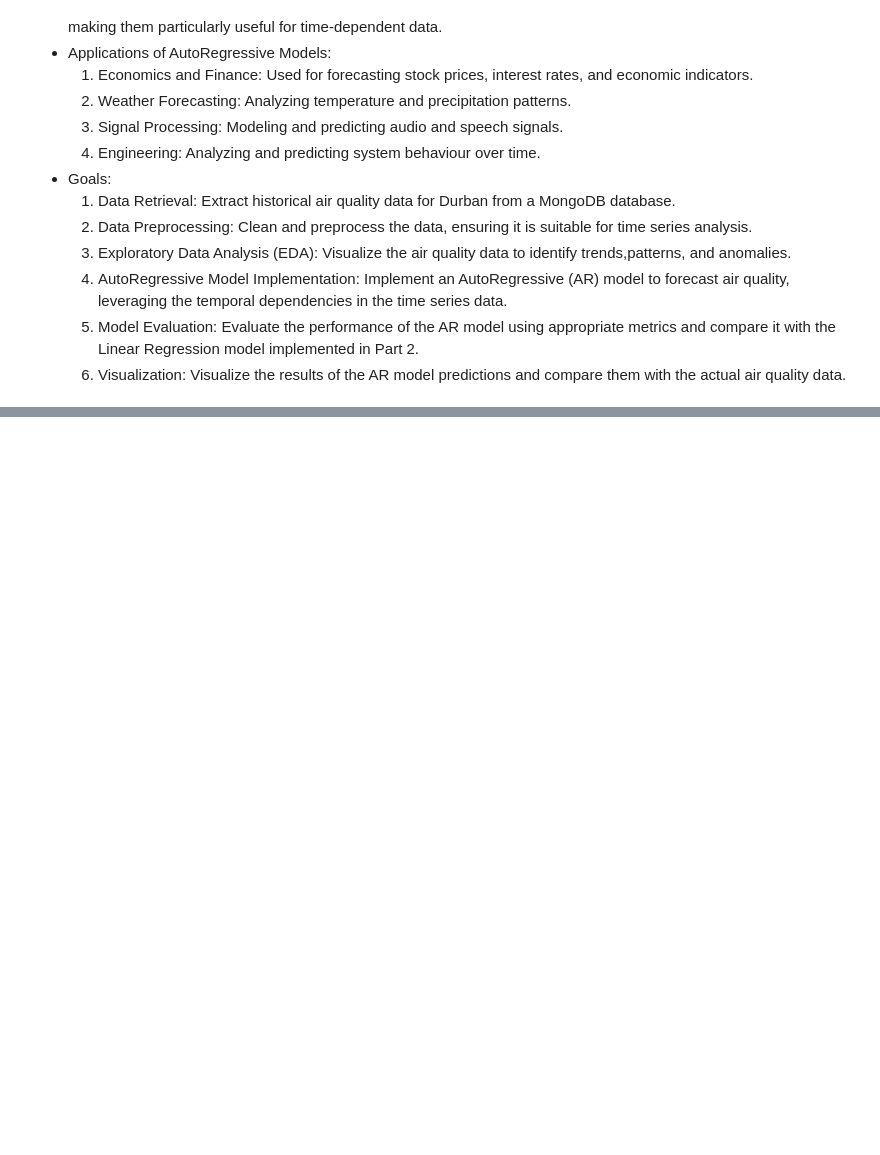
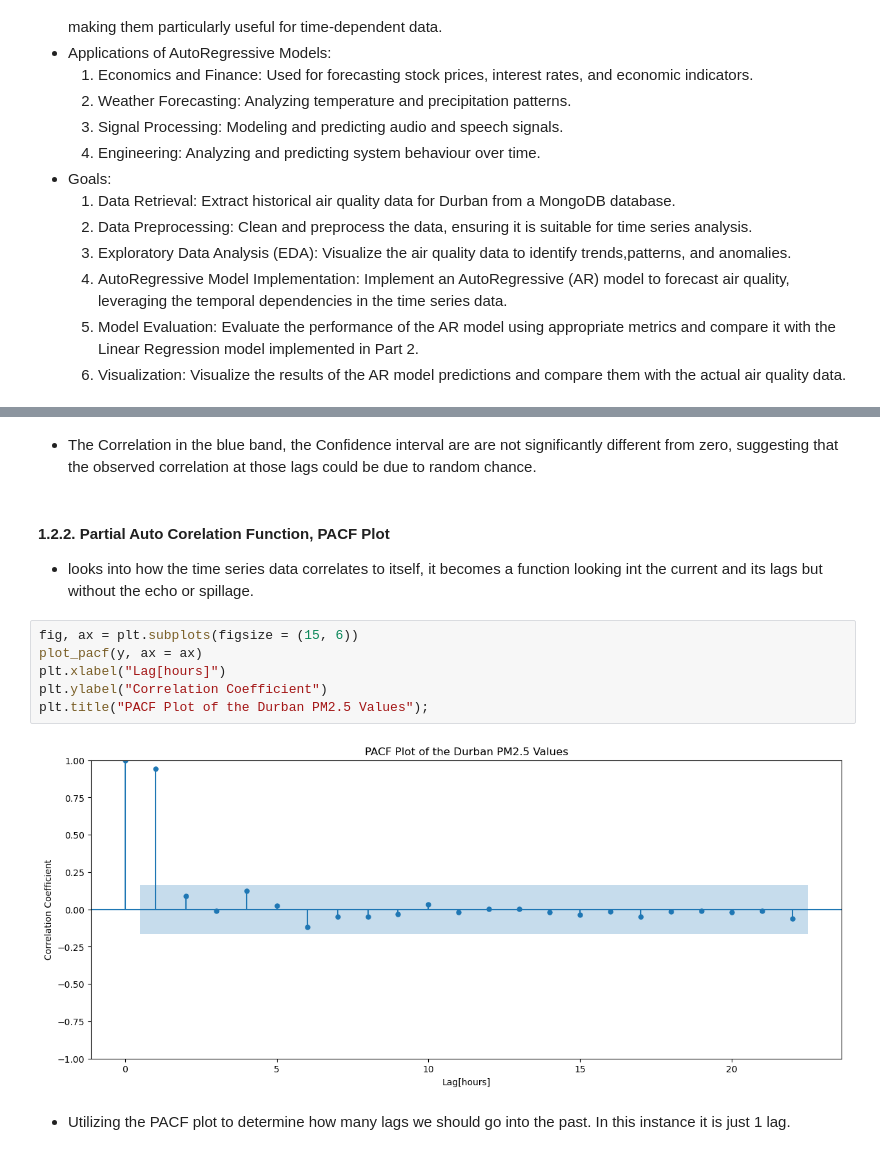
Before and after one commit to dumisanimukuchura/Air-Quality-in-Durban-Part-3-AutoRegressive-Model-with-TimeSeries-Data-from-MongoDB, a Jupyter notebook: notebook/Air-Quality-in-Durban-Part-3-AutoRegressive-Model-with-TimeSeries-Data-from-MongoDB.ipynb, the cells around one changed output, grey strips where cells are left out. Saved outputs shown, nothing was run; the diff lists cells and outputs as text; blank space fills up the shorter version.

```diff
--- a/notebook/Air-Quality-in-Durban-Part-3-AutoRegressive-Model-with-TimeSeries-Data-from-MongoDB.ipynb
+++ b/notebook/Air-Quality-in-Durban-Part-3-AutoRegressive-Model-with-TimeSeries-Data-from-MongoDB.ipynb
@@ -26,0 +99,16 @@ Kindly note this was done from a Local machine on Windows with a locally hosted
+# %% [markdown]
+- The Correlation in the blue band, the Confidence interval are are not significantly different from zero, suggesting that the observed correlation at those lags could be due to random chance.
+# %% [markdown]
+#### 1.2.2. Partial Auto Corelation Function, PACF Plot
+
+- looks into how the time series data correlates to itself, it becomes a function looking int the current and its lags but without the echo or spillage.
+# %%
+fig, ax = plt.subplots(figsize = (15, 6))
+plot_pacf(y, ax = ax)
+plt.xlabel("Lag[hours]")
+plt.ylabel("Correlation Coefficient")
+plt.title("PACF Plot of the Durban PM2.5 Values");
+# %% [output]
+[figure, added]
+# %% [markdown]
+- Utilizing the PACF plot to determine how many lags we should go into the past. In this instance it is just 1 lag.
```
Also changed, not shown: parts of 12 cells of this notebook.
